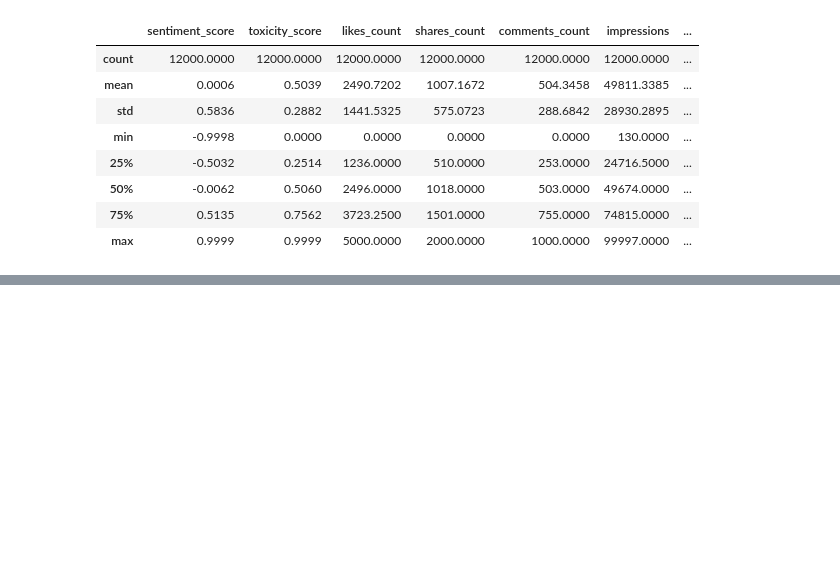
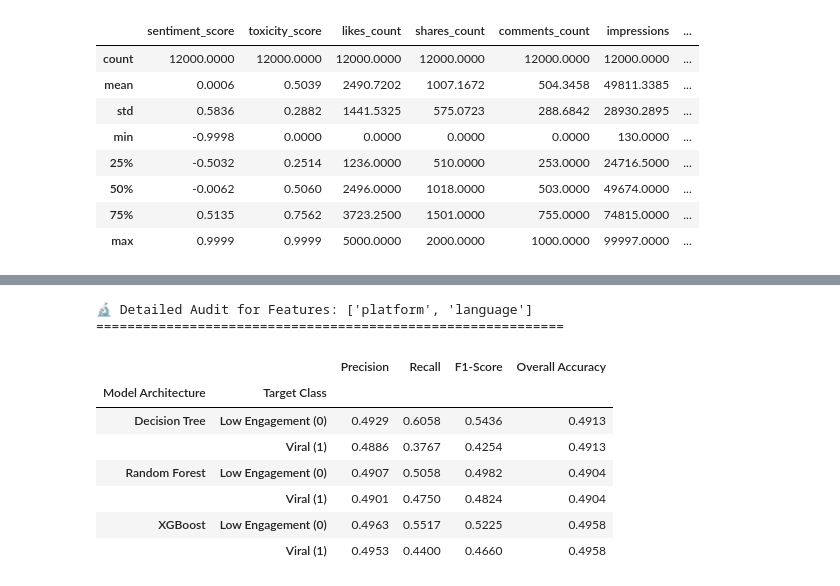
Before and after one commit to jaya-v07/media-engagement-pred-ML-model, a Jupyter notebook: src/prediction-ml-model.ipynb, the cells around one changed output, grey strips where cells are left out. Drawn from its saved outputs; the diff is of its cells as text; code cells hidden in the pictures; blank space fills up the shorter version.

```diff
--- a/src/prediction-ml-model.ipynb
+++ b/src/prediction-ml-model.ipynb
@@ -128,0 +301,29 @@ The buzz_change_rate operates as a velocity vector (bounded between [-100%, 100%
+# %%
+from sklearn.preprocessing import LabelEncoder
+
+# 1. Create a clean copy of the data slice
+df_geo_social = df[['platform', 'language']].copy()
+
+# 2. Encode both columns so the models can read them
+le_platform = LabelEncoder()
+le_language = LabelEncoder()
+
+df_geo_social['platform'] = le_platform.fit_transform(df_geo_social['platform'])
+df_geo_social['language'] = le_language.fit_transform(df_geo_social['language'])
+
+# 3. Add the target back to this specific slice
+df_geo_social['is_viral'] = df['is_viral']
+
+# 4. Call your detailed evaluation function!
+evaluate_feature_set(df_geo_social, ['platform', 'language'])
+# %% [output]
+🔬 Detailed Audit for Features: ['platform', 'language']
+============================================================
+|  |  | Precision | Recall | F1-Score | Overall Accuracy |
+| Model Architecture | Target Class |  |  |  |  |
+| Decision Tree | Low Engagement (0) | 0.4929 | 0.6058 | 0.5436 | 0.4913 |
+|  | Viral (1) | 0.4886 | 0.3767 | 0.4254 | 0.4913 |
+| Random Forest | Low Engagement (0) | 0.4907 | 0.5058 | 0.4982 | 0.4904 |
+|  | Viral (1) | 0.4901 | 0.4750 | 0.4824 | 0.4904 |
+| XGBoost | Low Engagement (0) | 0.4963 | 0.5517 | 0.5225 | 0.4958 |
+|  | Viral (1) | 0.4953 | 0.4400 | 0.4660 | 0.4958 |
```
Also changed, not shown: parts of 18 cells of this notebook.
